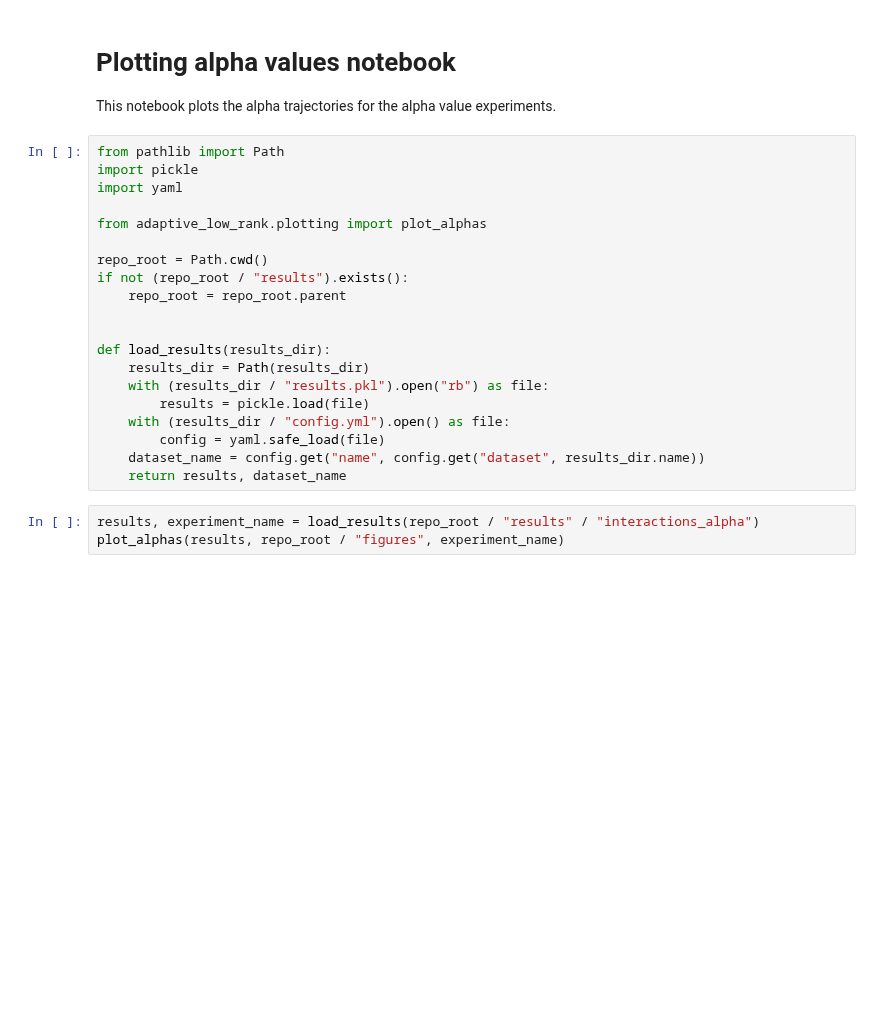
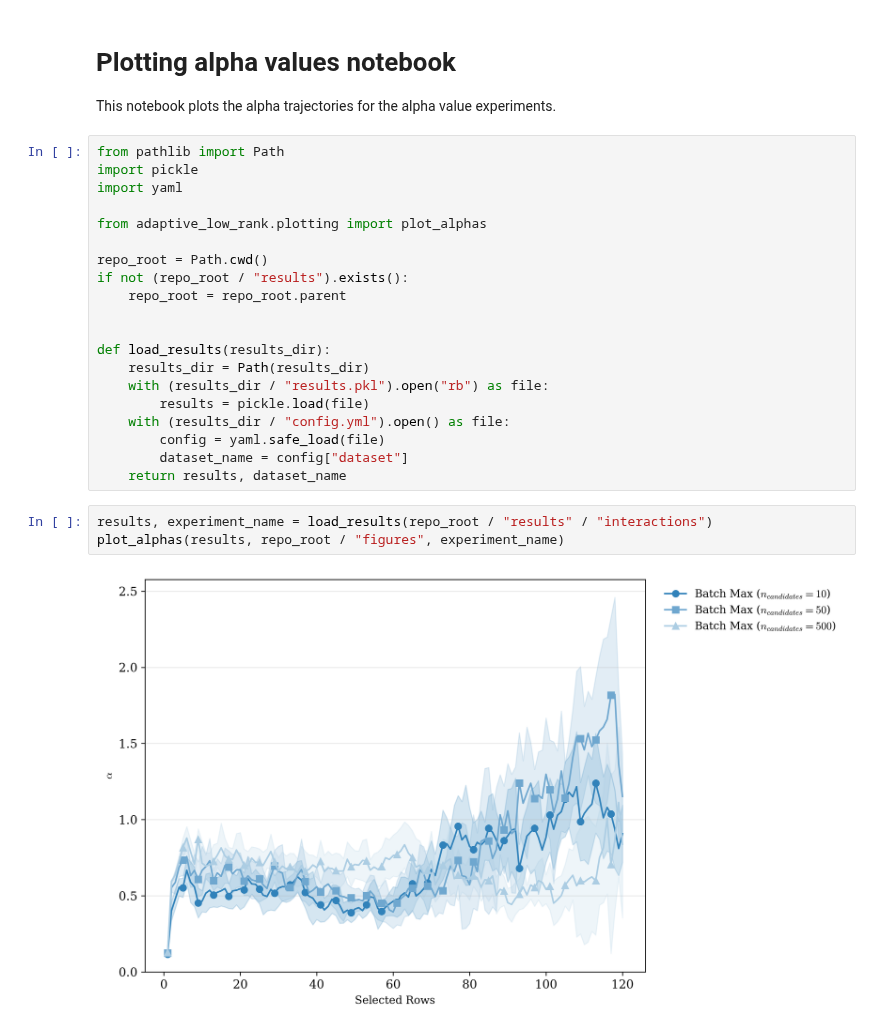
Before and after one commit to lcstovall/adaptive-low-rank, a Jupyter notebook: notebooks/plotting_alphas.ipynb, the cells around one changed output. Cells and saved outputs as stored; diff of their text form; blank space fills up the shorter version.

Commit message:
updated sythetic datasets

```diff
--- a/notebooks/plotting_alphas.ipynb
+++ b/notebooks/plotting_alphas.ipynb
@@ -20,9 +20,11 @@ def load_results(results_dir):
         results = pickle.load(file)
     with (results_dir / "config.yml").open() as file:
         config = yaml.safe_load(file)
-    dataset_name = config.get("name", config.get("dataset", results_dir.name))
+        dataset_name = config["dataset"]
     return results, dataset_name
 # %%
-results, experiment_name = load_results(repo_root / "results" / "interactions_alpha")
+results, experiment_name = load_results(repo_root / "results" / "interactions")
 plot_alphas(results, repo_root / "figures", experiment_name)
+# %% [output]
+[figure, added]
 # %%
```
Also changed, not shown: parts of 5 cells of this notebook, 29 other files.
